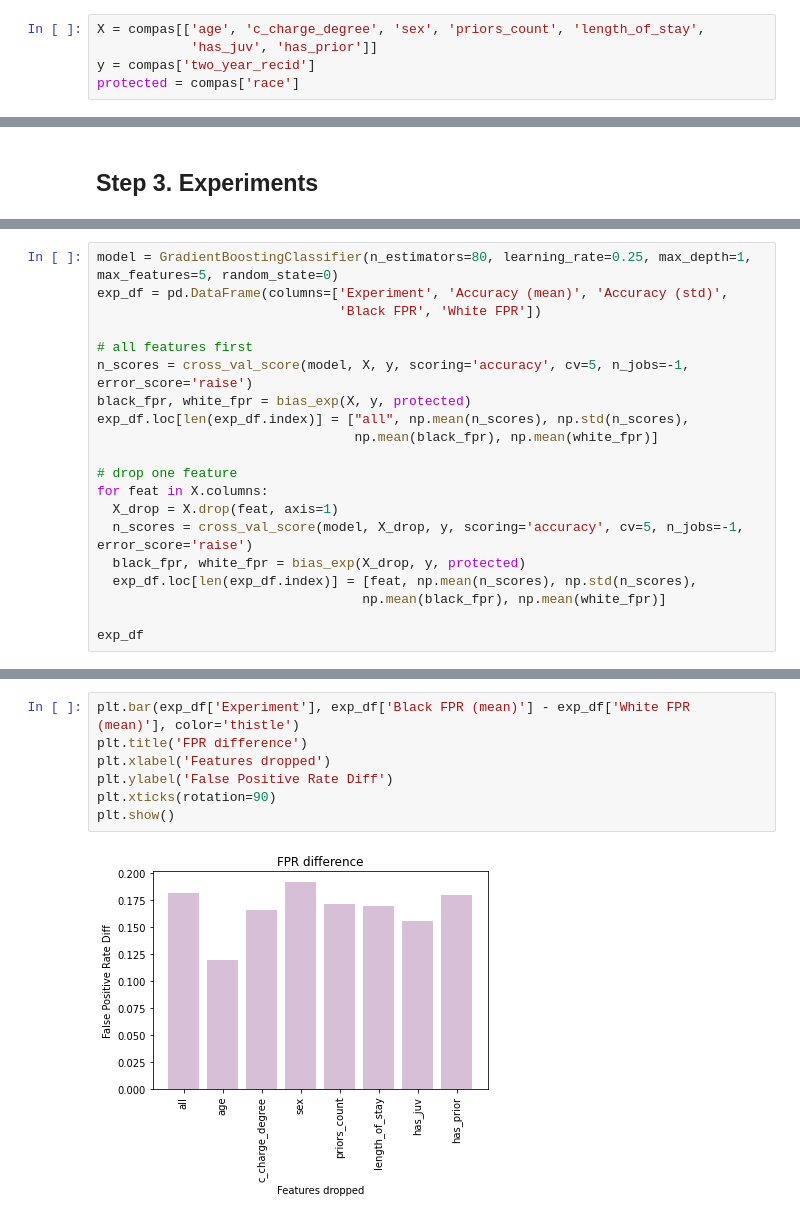
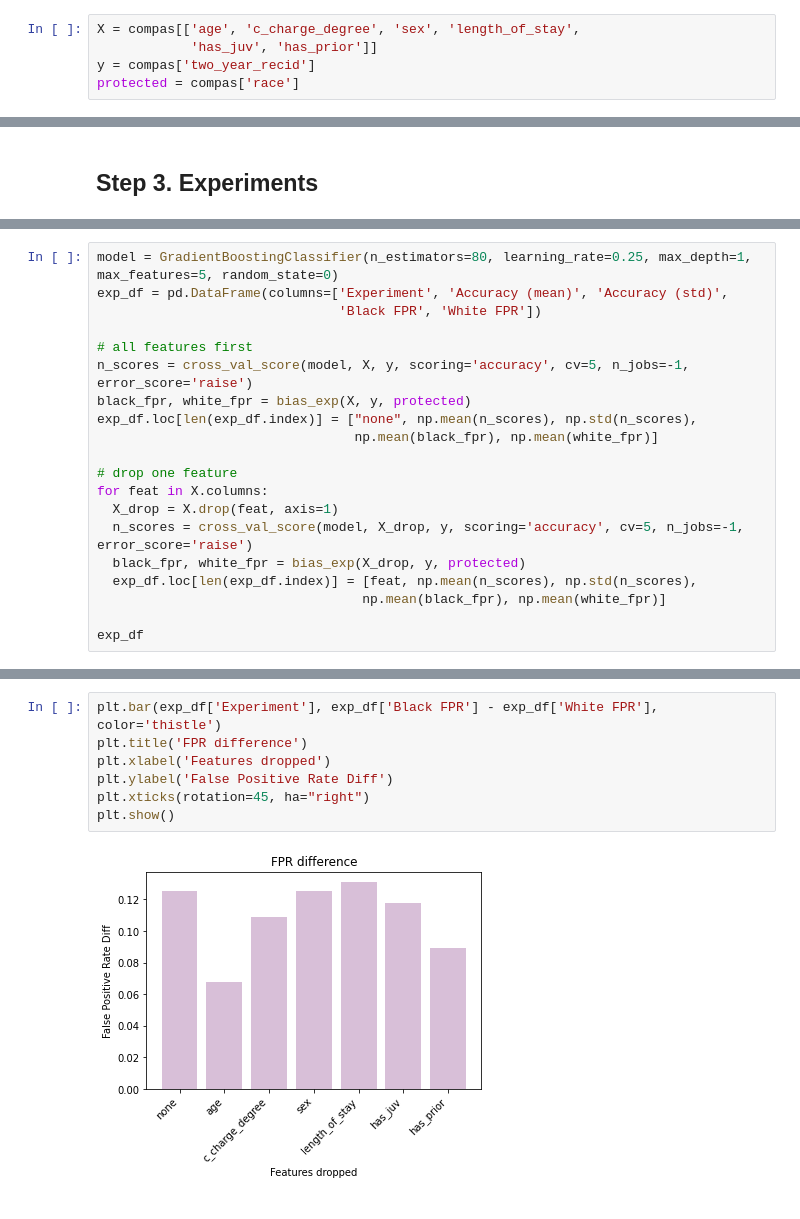
Before and after one commit to Shriya-vipul/ml_fairness, a Jupyter notebook: doc/FFS.ipynb, the cells around one changed output, grey strips where cells are left out. Drawn from its saved outputs; the diff is of its cells as text.

```diff
--- a/doc/FFS.ipynb
+++ b/doc/FFS.ipynb
@@ -59,7 +60,7 @@ compas.head()
 | 3 | 39 | 0 | 1 | 0 | 0 | 0 | 0 | ... |
 | 4 | 27 | 1 | 1 | 1 | 0 | 0 | 0 | ... |
 # %%
-X = compas[['age', 'c_charge_degree', 'sex', 'priors_count', 'length_of_stay',
+X = compas[['age', 'c_charge_degree', 'sex', 'length_of_stay',
             'has_juv', 'has_prior']]
 y = compas['two_year_recid']
 protected = compas['race']
@@ -126,7 +150,7 @@ exp_df = pd.DataFrame(columns=['Experiment', 'Accuracy (mean)', 'Accuracy (std)'
 # all features first
 n_scores = cross_val_score(model, X, y, scoring='accuracy', cv=5, n_jobs=-1, error_score='raise')
 black_fpr, white_fpr = bias_exp(X, y, protected)
-exp_df.loc[len(exp_df.index)] = ["all", np.mean(n_scores), np.std(n_scores),
+exp_df.loc[len(exp_df.index)] = ["none", np.mean(n_scores), np.std(n_scores),
                                  np.mean(black_fpr), np.mean(white_fpr)]
 
 # drop one feature
@@ -183,9 +207,9 @@ plt.show()
 # %%
-plt.bar(exp_df['Experiment'], exp_df['Black FPR (mean)'] - exp_df['White FPR (mean)'], color='thistle')
+plt.bar(exp_df['Experiment'], exp_df['Black FPR'] - exp_df['White FPR'], color='thistle')
 plt.title('FPR difference')
 plt.xlabel('Features dropped')
 plt.ylabel('False Positive Rate Diff')
-plt.xticks(rotation=90)
+plt.xticks(rotation=45, ha="right")
 plt.show()
 # %% [output]
-[figure, old version]
+[figure, new version]
```
Also changed, not shown: parts of 14 cells of this notebook.
